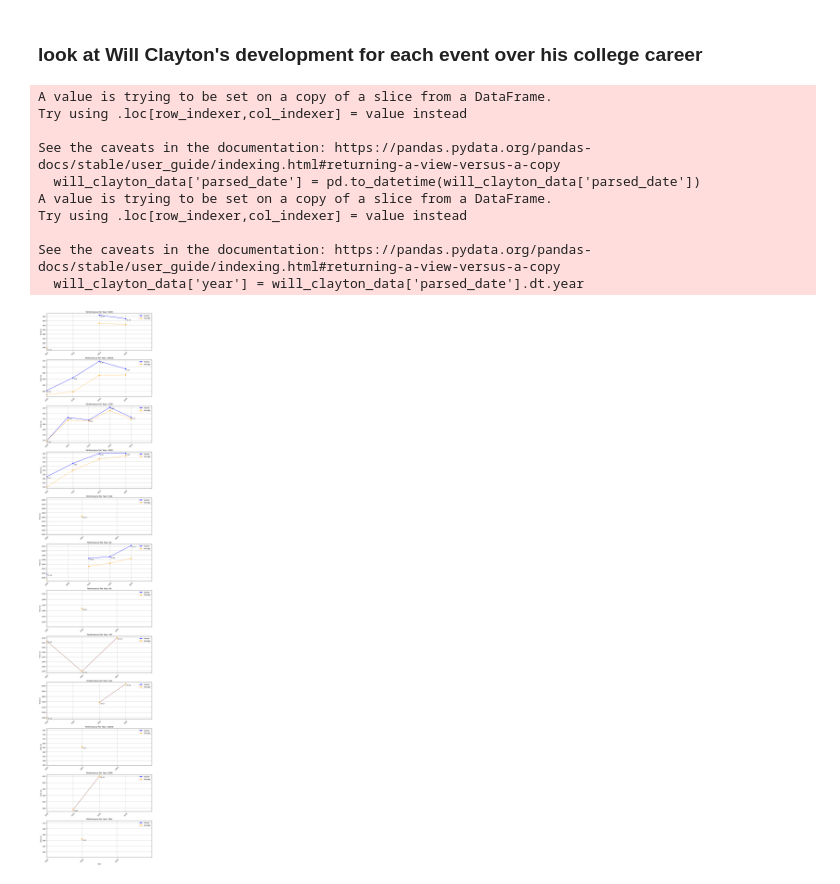
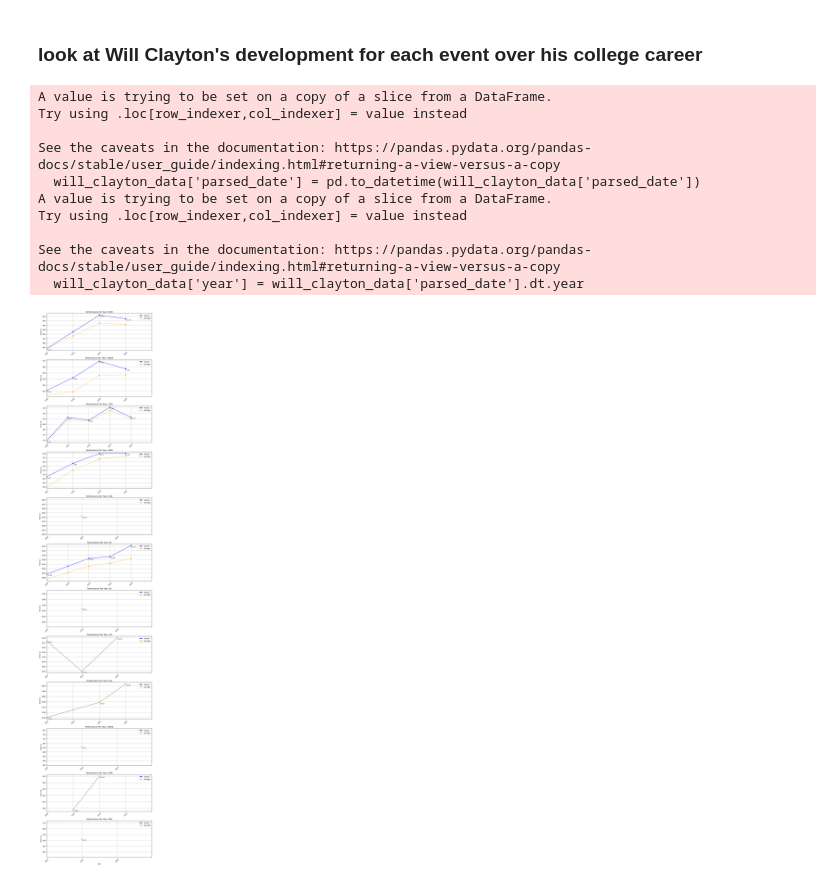
Before and after one commit to stanski901/will_clayton, a Jupyter notebook: general_analysis.ipynb, the cells around one changed output. Cells and saved outputs as stored; diff of their text form; code cells hidden in the pictures.

```diff
--- a/general_analysis.ipynb
+++ b/general_analysis.ipynb
@@ -90,10 +90,17 @@ for ax, event in zip(axes, events):
         })
     )
     df_summary.columns = ['year', 'fastest', 'average']
+
+    # Reindex to full year range and interpolate missing values
     df_summary = df_summary.set_index('year').reindex(event_years)
-
+    df_summary['fastest'] = df_summary['fastest'].interpolate(method='linear')
+    df_summary['average'] = df_summary['average'].interpolate(method='linear')
     df_summary['year_date'] = pd.to_datetime(df_summary.index, format='%Y')
 
+    # Track which years had actual data (for annotation)
+    df_summary['has_data'] = df_summary.index.isin(df_event['year'].unique())
+
+    # Format fastest time as mm:ss
     def format_mmss(seconds):
         if pd.isna(seconds):
             return ""
@@ -112,9 +119,9 @@ for ax, event in zip(axes, events):
     ax.invert_yaxis()
     ax.grid(True)
 
-    # Annotate fastest with mm:ss
+    # Annotate fastest with mm:ss only for actual data points
     for i, row in df_summary.iterrows():
-        if pd.notna(row['fastest']):
+        if row['has_data'] and pd.notna(row['fastest']):
             ax.annotate(row['mmss'], (row['year_date'], row['fastest']),
                         textcoords="offset points", xytext=(5, -10), ha='left', fontsize=9)
 
@@ -123,31 +130,31 @@ for ax, event in zip(axes, events):
     ax.xaxis.set_major_formatter(mdates.DateFormatter('%Y'))
     ax.tick_params(axis='x', rotation=45)
 
     # Smart x-axis padding
     if len(event_years) == 1:
         center_year = event_years.iloc[0]
         ax.set_xlim(pd.Timestamp(f'{center_year - 1}-01-01'), pd.Timestamp(f'{center_year + 1}-12-31'))
     elif len(event_years) == 2:
         left = event_years.iloc[0] - 1
         right = event_years.iloc[1] + 1
         ax.set_xlim(pd.Timestamp(f'{left}-01-01'), pd.Timestamp(f'{right}-12-31'))
     else:
         ax.set_xlim(pd.Timestamp(f'{min_year}-01-01'), pd.Timestamp(f'{max_year}-12-31'))
 
     ax.legend()
 
 axes[-1].set_xlabel('Year')
 plt.tight_layout()
 plt.show()
 # %% [output]
 A value is trying to be set on a copy of a slice from a DataFrame.
 Try using .loc[row_indexer,col_indexer] = value instead
 
 See the caveats in the documentation: https://pandas.pydata.org/pandas-docs/stable/user_guide/indexing.html#returning-a-view-versus-a-copy
   will_clayton_data['parsed_date'] = pd.to_datetime(will_clayton_data['parsed_date'])
 A value is trying to be set on a copy of a slice from a DataFrame.
 Try using .loc[row_indexer,col_indexer] = value instead
 
 See the caveats in the documentation: https://pandas.pydata.org/pandas-docs/stable/user_guide/indexing.html#returning-a-view-versus-a-copy
   will_clayton_data['year'] = will_clayton_data['parsed_date'].dt.year
-[figure, old version]
+[figure, new version]
```
Also changed, not shown: parts of 16 cells of this notebook.
